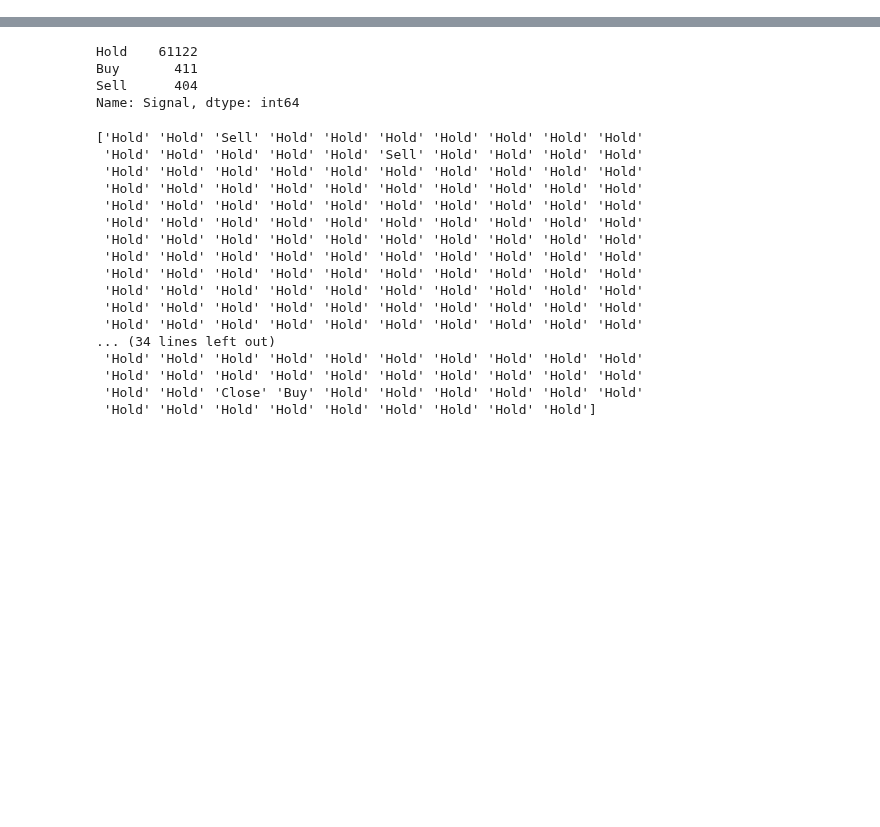
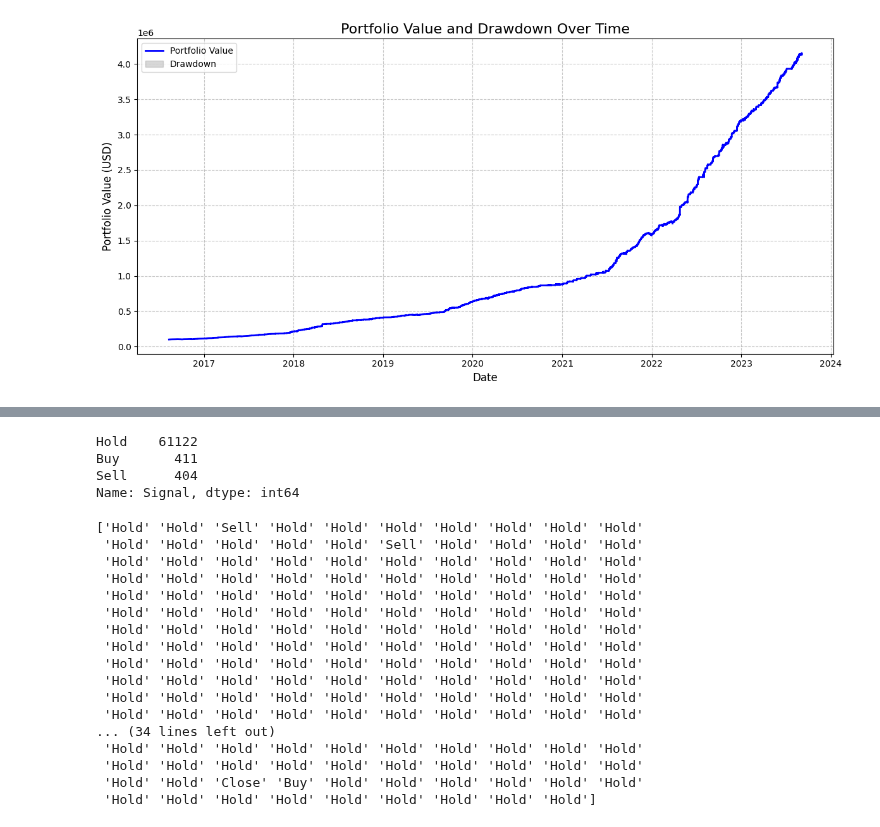
Before and after one commit to Iftekhar-mobin/Make_Money_with_Tensorflow_2.0, a Jupyter notebook: forexPredictor/portfolio from signal.ipynb, the cells around one changed output, grey strips where cells are left out. Saved outputs shown, nothing was run; the diff lists cells and outputs as text; code cells hidden in the pictures; blank space fills up the shorter version.

```diff
--- a/forexPredictor/portfolio from signal.ipynb
+++ b/forexPredictor/portfolio from signal.ipynb
@@ -117,0 +314,77 @@ df
+# %%
+import pandas as pd
+import numpy as np
+import matplotlib.pyplot as plt
+
+# Load the dataset
+data = pd.read_csv("merged_data.csv")
+
+# Ensure 'Date' column is parsed as datetime
+data['Date'] = pd.to_datetime(data['Date'])
+
+# Initialize Portfolio
+starting_capital = 100000  # Starting capital in USD
+cash = starting_capital  # Cash available
+stock_holdings = 0  # Number of shares held
+portfolio_values = []  # To track portfolio value over time
+dates = []  # To track dates for plotting
+
+# Simulate trading
+for idx, row in data.iterrows():
+    price = row['Close']  # Current stock price
+    signal = row['Signal']  # Current signal (1, -1, or 0)
+
+    # Handle Buy Signal
+    if signal == 1:  # Buy
+        shares_to_buy = cash // price  # Buy as many shares as possible
+        cash -= shares_to_buy * price
+        stock_holdings += shares_to_buy
+
+    # Handle Sell Signal
+    elif signal == -1:  # Sell
+        cash += stock_holdings * price  # Sell all shares
+        stock_holdings = 0
+
+    # Calculate current portfolio value
+    portfolio_value = cash + stock_holdings * price
+    portfolio_values.append(portfolio_value)
+    dates.append(row['Date'])
+
+# Add the portfolio values to the DataFrame
+data['Portfolio Value'] = portfolio_values
+
+# Calculate Daily Returns
+data['Daily Return'] = data['Portfolio Value'].pct_change()
+
+# Sharpe Ratio
+risk_free_rate = 0.03 / 252  # Convert annual risk-free rate to daily
+excess_daily_return = data['Daily Return'] - risk_free_rate
+sharpe_ratio = excess_daily_return.mean() / excess_daily_return.std() * np.sqrt(252)
+
+# Drawdown
+data['Peak'] = data['Portfolio Value'].cummax()
+data['Drawdown'] = (data['Portfolio Value'] - data['Peak']) / data['Peak']
+max_drawdown = data['Drawdown'].min()
+
+# Cumulative Return
+final_portfolio_value = portfolio_values[-1]
+cumulative_return = (final_portfolio_value - starting_capital) / starting_capital
+
+# Display Results
+print(f"Final Portfolio Value: ${final_portfolio_value:.2f}")
+print(f"Cumulative Return: {cumulative_return * 100:.2f}%")
+print(f"Sharpe Ratio: {sharpe_ratio:.2f}")
+print(f"Maximum Drawdown: {max_drawdown * 100:.2f}%")
+
+# Plot Portfolio Performance
+plt.figure(figsize=(12, 6))
+plt.plot(dates, portfolio_values, label="Portfolio Value", color='blue', linewidth=2)
+plt.fill_between(dates, portfolio_values, data['Peak'], color='gray', alpha=0.3, label='Drawdown')
+plt.title("Portfolio Value and Drawdown Over Time", fontsize=16)
+plt.xlabel("Date", fontsize=12)
+plt.ylabel("Portfolio Value (USD)", fontsize=12)
+plt.grid(linestyle="--", alpha=0.7)
+plt.legend()
+plt.tight_layout()
+plt.show()
+# %% [output]
@@ -117,0 +395 @@ df
+[figure, added]
```
Also changed, not shown: parts of 15 cells of this notebook, 27 other files.
